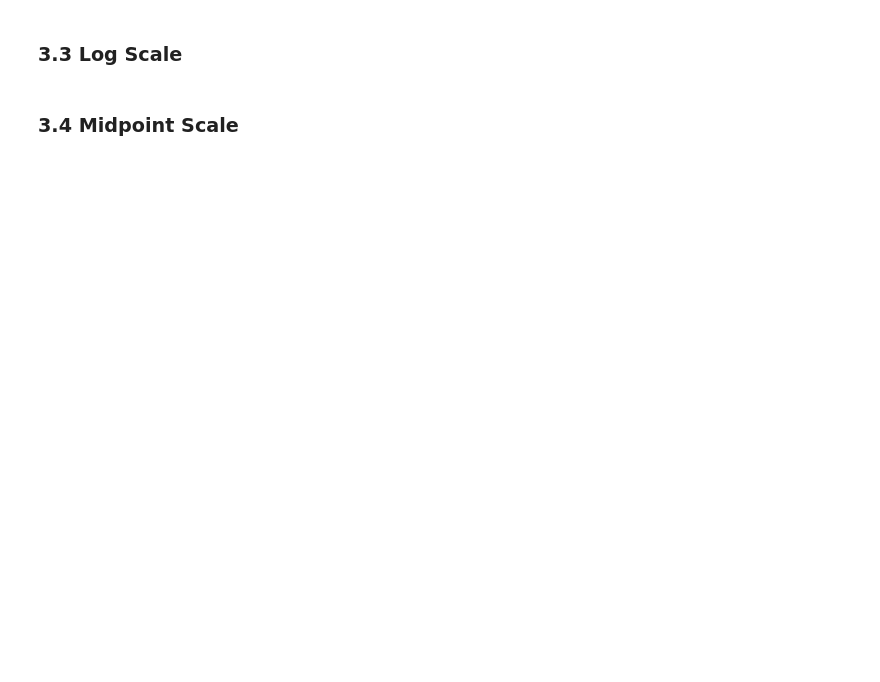
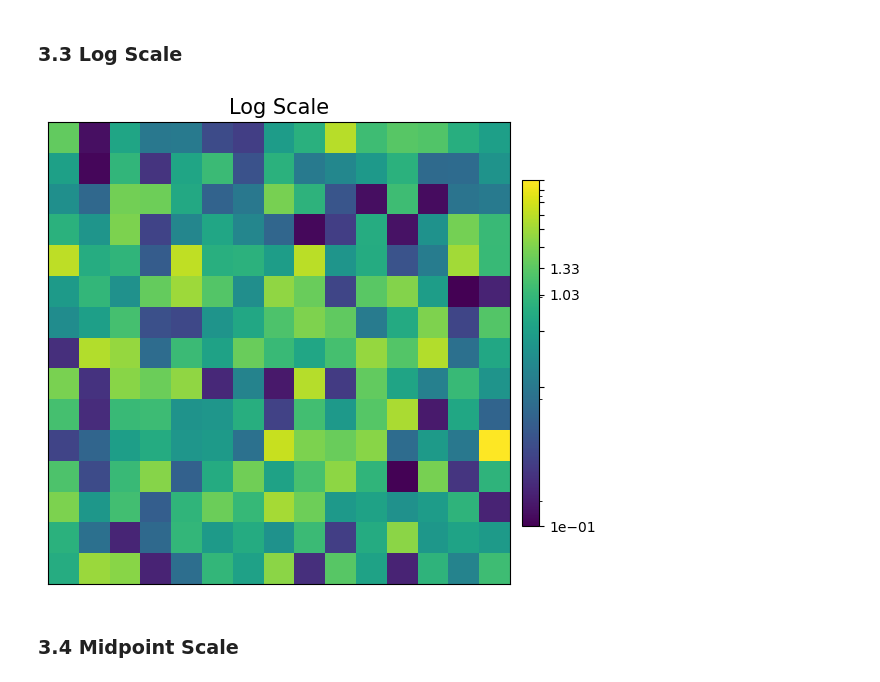
Before and after one commit to serapeum-org/cleopatra, a Jupyter notebook: docs/notebooks/array_glyph/array_glyph_examples.ipynb, the cells around one changed output. Drawn from its saved outputs; the diff is of its cells as text; code cells hidden in the pictures; blank space fills up the shorter version.

```diff
--- a/docs/notebooks/array_glyph/array_glyph_examples.ipynb
+++ b/docs/notebooks/array_glyph/array_glyph_examples.ipynb
@@ -88,11 +97,11 @@ fig2, ax2 = array_glyph_scales.plot(
 # %%
 # For log scale, we need positive values
 positive_array = np.abs(mixed_array) + 0.1  # Make all values positive and non-zero
 array_glyph_positive = ArrayGlyph(positive_array)
 
-fig3, ax3 = array_glyph_positive.plot(
-    color_scale="sym-lognorm", cmap="viridis", title="Log Scale"
-)
+fig3, ax3 = array_glyph_positive.plot(cmap="viridis", title="Log Scale", color=ColorScaling.sym_log())
+# %% [output]
+[figure, added]
 # %% [markdown]
 ### 3.4 Midpoint Scale
 # %%
```
Also changed, not shown: parts of 20 cells of this notebook, 18 other files.
